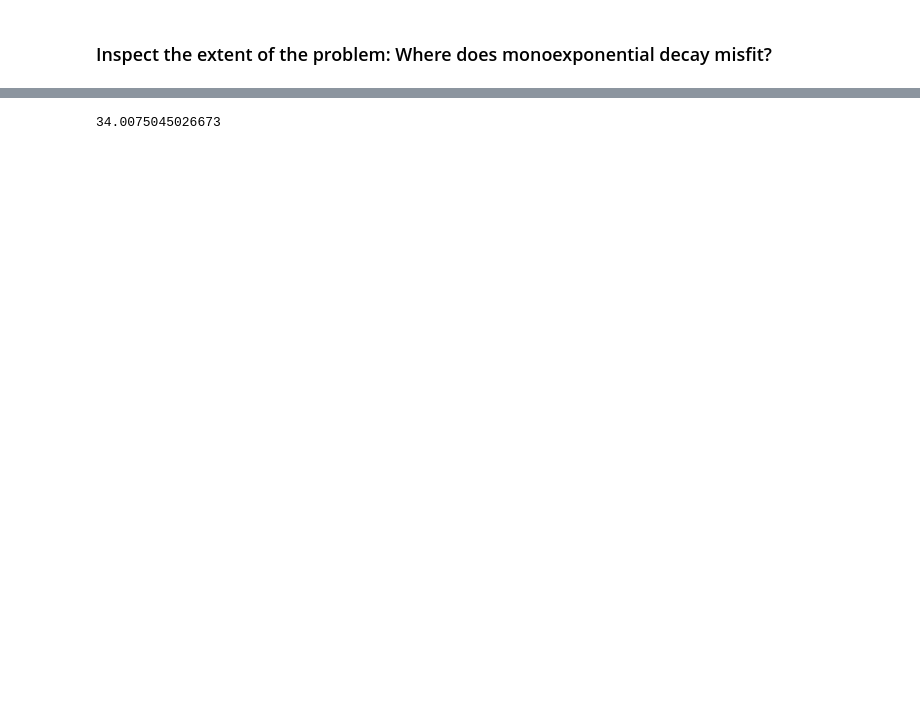
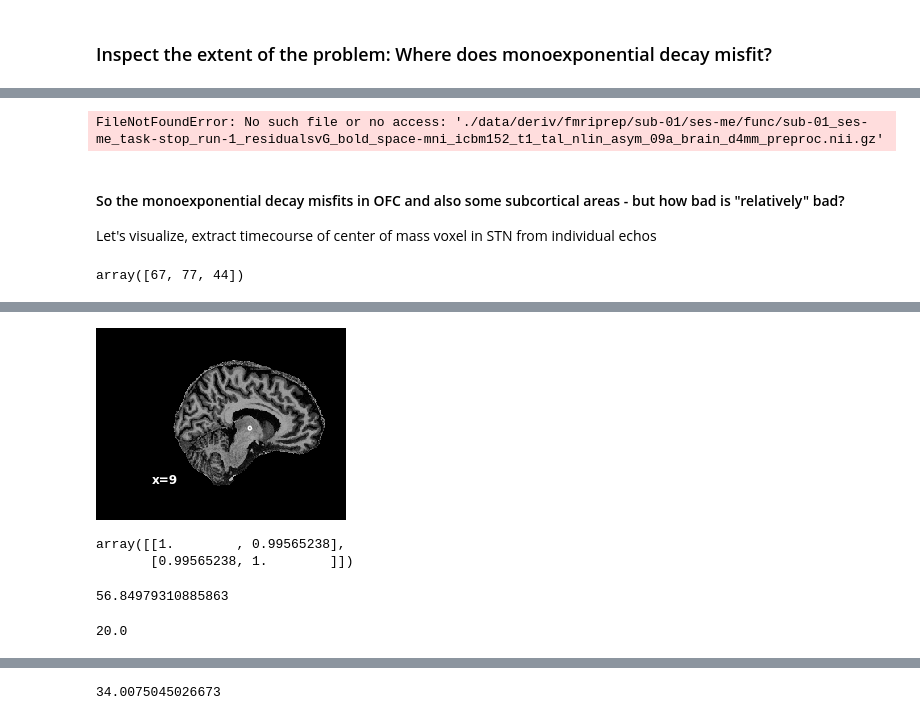
Before and after one commit to StevenM1/fMRI_protocol_comparison_se_me, a Jupyter notebook: pipeline_3b_highpass_combine_echos.ipynb, the cells around one changed output, grey strips where cells are left out. Drawn from its saved outputs; the diff is of its cells as text; code cells hidden in the pictures; blank space fills up the shorter version.

```diff
--- a/pipeline_3b_highpass_combine_echos.ipynb
+++ b/pipeline_3b_highpass_combine_echos.ipynb
@@ -284,3 +369,37 @@ def fit_decay_simple(data, tes):
         s0[np.isnan(s0)] = 0.      # why 0?
 
     return s0, t2s, residuals
+# %%
+sub = 1
+sub_str = str(sub).zfill(2)
+run = 1
+hp = False
+residuals_template = './data/deriv/fmriprep/sub-{sub}/ses-me/func/sub-{sub}_ses-me_task-stop_run-{run}_residualsvG_bold_space-mni_icbm152_t1_tal_nlin_asym_09a_brain_d4mm_preproc{hp}.nii.gz'
+t1w_template = './data/deriv/fmriprep/sub-{sub}/anat/sub-{sub}_T1w_space-mni_icbm152_t1_tal_nlin_asym_09a_brain_d4mm_preproc.nii.gz'
+roi = './masks/final_masks_mni09a_1p6mm/STN_R_def-img.nii.gz'
+
+median_residuals = nib.load(residuals_template.format(**{'sub': sub_str, 'run': run, 'hp': '_hp' if hp else ''}))
+f, ax = plt.subplots(2,1)
+ax[0].hist(median_residuals.get_data().ravel(), bins=np.arange(1,51))
+ax[0].set_xlim(0, 51)
+ax[0].set_title('Distribution of residuals')
+
+#cut_coords = find_xyz_cut_coords(roi)
+cut_coords = [9.20002, -10.79, -1.59999]
+disp = plotting.plot_stat_map(median_residuals, bg_img=t1w_template.format(**{'sub':sub_str}),
+                              axes=ax[1], draw_cross=True,
+                              cut_coords=cut_coords,
+                              vmax=15, threshold=4)
+add_contours(disp, roi, color='purple')
+plt.gcf().set_size_inches(15, 10)
+# %% [output]
+FileNotFoundError: No such file or no access: './data/deriv/fmriprep/sub-01/ses-me/func/sub-01_ses-me_task-stop_run-1_residualsvG_bold_space-mni_icbm152_t1_tal_nlin_asym_09a_brain_d4mm_preproc.nii.gz'
+# %% [markdown]
+#### So the monoexponential decay misfits in OFC and also some subcortical areas - but how bad is "relatively" bad?
+Let's visualize, extract timecourse of center of mass voxel in STN from individual echos
+# %%
+#cut_coords = [9.20002, -10.79, -1.59999]
+cut_coords_matrix_space = apply_affine(pinv(median_residuals.affine), cut_coords).astype(int)
+cut_coords_matrix_space  # should be 67,77,44 for STN_R of sub1
+# %% [output]
+array([67, 77, 44])
@@ -286,0 +444,17 @@ def fit_decay_simple(data, tes):
+# %%
+import matplotlib.gridspec as gridspec
+# gs = gridspec.GridSpec(3, 6)
+
+# Location in brain
+#cut_coords = find_xyz_cut_coords(roi)
+#cut_coords = [0, 35, -22]
+disp = plotting.plot_anat(anat_img=t1w_template.format(**{'sub':sub_str}),
+                          #axes=plt.subplot(gs[0,0]),
+                          draw_cross=True,
+                          cut_coords=[int(cut_coords[0])], display_mode='x')
+#                          vmax=15, threshold=4)
+add_contours(disp, roi, color='white')
+#disp.add_markers(marker_coords=cut_coords)
+f = plt.gcf()
+f.show()
+# %% [output]
@@ -286,0 +463,25 @@ def fit_decay_simple(data, tes):
+[figure, added]
+# %%
+# weights per echo
+t2s_est = s0_t2star_residuals[:,1].mean()
+weights_optcomb = tes*np.exp(-np.array(tes)/t2s_est)
+weights_optcomb = weights_optcomb/np.sum(weights_optcomb)
+
+#
+tsnr_est = np.array(ts).mean(1)/np.array(ts).std(1)
+weights_PAID = tsnr_est*tes
+weights_PAID = weights_PAID/np.sum(weights_PAID)
+weights_PAID
+
+# manually combined optcomb:
+ts_comb_opt_man = np.dot(weights_optcomb, np.array(ts))
+ts_comb_paid_man = np.dot(weights_PAID, np.array(ts))
+
+np.corrcoef(ts_comb_opt_man, ts_comb_paid_man)
+# %% [output]
+array([[1.        , 0.99565238],
+       [0.99565238, 1.        ]])
+# %%
+R2star_est
+# %% [output]
+56.84979310885863
@@ -286,0 +493,4 @@ def fit_decay_simple(data, tes):
+# %%
+1/0.05
+# %% [output]
+20.0
```
Also changed, not shown: parts of 54 cells of this notebook, 9 other files.
